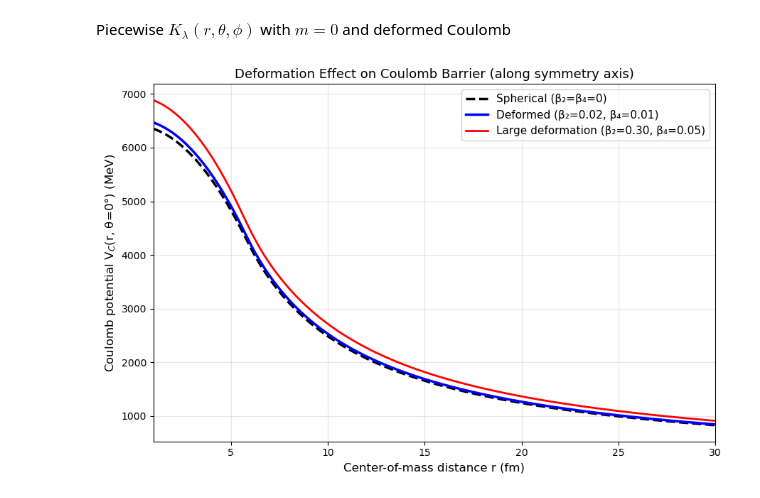
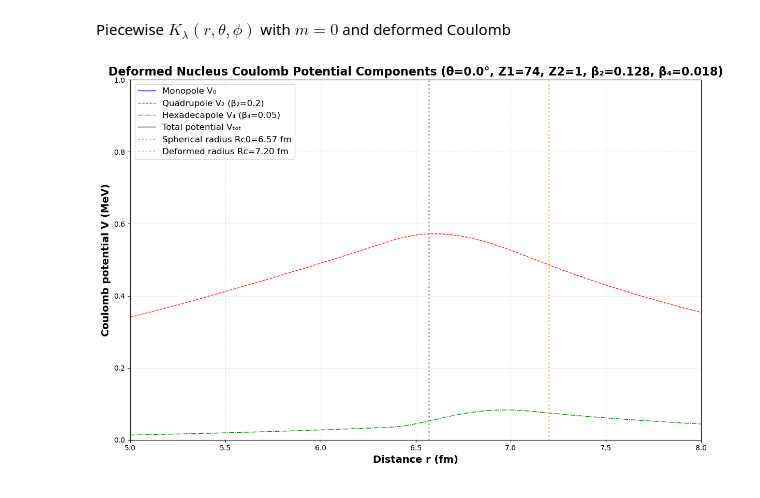
Before and after one commit to Duohereshui99/fit.test, a Jupyter notebook: ff/ff.ipynb, the cells around one changed output. Drawn from its saved outputs; the diff is of its cells as text; code cells hidden in the pictures.

```diff
--- a/ff/ff.ipynb
+++ b/ff/ff.ipynb
@@ -92,7 +61,7 @@ def Vc_vectorized(z1, z2, r, theta, Rc0, beta2, beta4):
     r = np.asarray(r)  # ensure array
 
     # Fixed outer angle (evaluation point)
-    Y00 = sph_harm(0, 0, 0, theta).real
+    Y00 = sph_harm(0, 0, 0, theta).real     #m,l,phi,theta
     Y20 = sph_harm(0, 2, 0, theta).real
     Y40 = sph_harm(0, 4, 0, theta).real
     Rc_fixed = Rc0 * (1 + beta2*Y20 + beta4*Y40)   # Rc at observation angle
@@ -128,51 +97,67 @@ def Vc_vectorized(z1, z2, r, theta, Rc0, beta2, beta4):
     res4 = 2 * quad_vec(lambda t: integrand_lam(t, 4), 0, np.pi/2,
                         epsabs=1e-10, epsrel=1e-10)[0]
 
+    V_0 = 3*z1*z2*e2 / Rc_fixed**3 * 2*np.pi * Y00*res0
+    V_2 = 3*z1*z2*e2 / Rc_fixed**3 * 2*np.pi * Y20/5*res2
+    V_4 = 3*z1*z2*e2 / Rc_fixed**3 * 2*np.pi * Y40/9*res4
+
     # Final Coulomb potential
-    V = 3*z1*z2*e2 / Rc_fixed**2 * 2*np.pi * (
-          Y00*res0 + Y20/5*res2 + Y40/9*res4)
+    V_tot = V_0 + V_2 + V_4
 
-    return V
+    return V_tot, V_0, V_2, V_4
 # %%
-# ================== 参数 ==================
-z1, z2 = 54, 55
-A1 = 111
+# ================== Parameters ==================
+z1, z2 = 74, 1
+A1 = 160
 Rc0 = 1.21 * A1**(1/3)          # ≈5.95 fm
-theta_0 = np.pi/3                 # theta 度（沿长轴方向）
-r = np.linspace(1.0, 30.0, 2000) # 避免 r 太小
+theta_0 = 0                # theta angle (along major axis)
+r = np.linspace(0.0, 30.0, 5000) # avoid too small r
 
-# ================== 计算三条曲线 ==================
-# 1. 未变形（球形核）
-y_spherical = Vc_vectorized(z1, z2, r, theta_0, Rc0,
-                            beta2=0.0, beta4=0.0)
+# Deformation parameters - can be modified as needed
+beta2 = 0.128  # quadrupole deformation parameter
+beta4 = 0.018  # hexadecapole deformation parameter
 
-# 2. 轻微变形（你原来的参数）
-y_deformed = Vc_vectorized(z1, z2, r, theta_0, Rc0,
-                           beta2=0.02, beta4=0.03)
 
-# 3. （可选）更大的变形，方便对比
-y_deformed_large = Vc_vectorized(z1, z2, r, theta_0, Rc0,
-                                 beta2=0.30, beta4=0.05)
+V_tot, V_0, V_2, V_4 = Vc_vectorized(z1, z2, r, theta_0, Rc0, beta2, beta4)
 
-# ================== 绘图（只加这几行！）==================
-plt.figure(figsize=(9, 6))
 
-plt.plot(r, y_spherical, 'k--', lw=2.5, label='Spherical (β₂=β₄=0)')
+# Create figure
+plt.figure(figsize=(12, 8))
 
-plt.plot(r, y_deformed, 'b-', lw=2.5,
-         label=fr'Deformed (β₂=0.02, β₄=0.01)')
+# Plot each potential component
+plt.plot(r, V_0, label='Monopole V₀', color='blue', linewidth=1, linestyle='-')
+plt.plot(r, V_2, label='Quadrupole V₂ (β₂=0.2)', color='red', linewidth=1, linestyle='--')
+plt.plot(r, V_4, label='Hexadecapole V₄ (β₄=0.05)', color='green', linewidth=1, linestyle='-.')
+plt.plot(r, V_tot, label='Total potential Vₜₒₜ', color='black', linewidth=1, linestyle='-')
 
-# 如果想再加一条明显变形的，可以打开下面这行
-plt.plot(r, y_deformed_large, 'r-', lw=2,
-         label=fr'Large deformation (β₂=0.30, β₄=0.05)')
+# Mark spherical nucleus radius
+plt.axvline(x=Rc0, color='gray', linestyle=':', linewidth=2, alpha=0.7,
+           label=f'Spherical radius Rc0={Rc0:.2f} fm')
 
-plt.xlabel('Center-of-mass distance r (fm)', fontsize=12)
-plt.ylabel('Coulomb potential V$_C$(r, θ=0°) (MeV)', fontsize=12)
-plt.title('Deformation Effect on Coulomb Barrier (along symmetry axis)', fontsize=13)
-plt.legend(fontsize=11)
-plt.grid(True, alpha=0.3)
-plt.xlim(r.min(), r.max())
+# Calculate and mark actual deformed nucleus radius
+Y20_theta0 = sph_harm(0, 2, 0, theta_0).real
+Y40_theta0 = sph_harm(0, 4, 0, theta_0).real
+Rc_deformed = Rc0 * (1 + beta2*Y20_theta0 + beta4*Y40_theta0)
+plt.axvline(x=Rc_deformed, color='orange', linestyle=':', linewidth=2, alpha=0.7,
+           label=f'Deformed radius Rc={Rc_deformed:.2f} fm')
+
+# Set axes and labels
+plt.xlabel('Distance r (fm)', fontsize=14, fontweight='bold')
+plt.ylabel('Coulomb potential V (MeV)', fontsize=14, fontweight='bold')
+
+# Title
+plt.title(f'Deformed Nucleus Coulomb Potential Components (θ={theta_0/np.pi*180:.1f}°, Z1={z1}, Z2={z2}, β₂={beta2}, β₄={beta4})',
+          fontsize=16, fontweight='bold')
+
+# Grid and legend
+plt.grid(True, alpha=0.3, linestyle='--')
+plt.legend(fontsize=12, loc='best')
+
+# Set axis ranges
+plt.xlim(5,8)
+plt.ylim(0,1)
+
 plt.tight_layout()
 plt.show()
 # %% [output]
-[figure, old version]
+[figure, new version]
```
Also changed, not shown: parts of 1 cell of this notebook.
